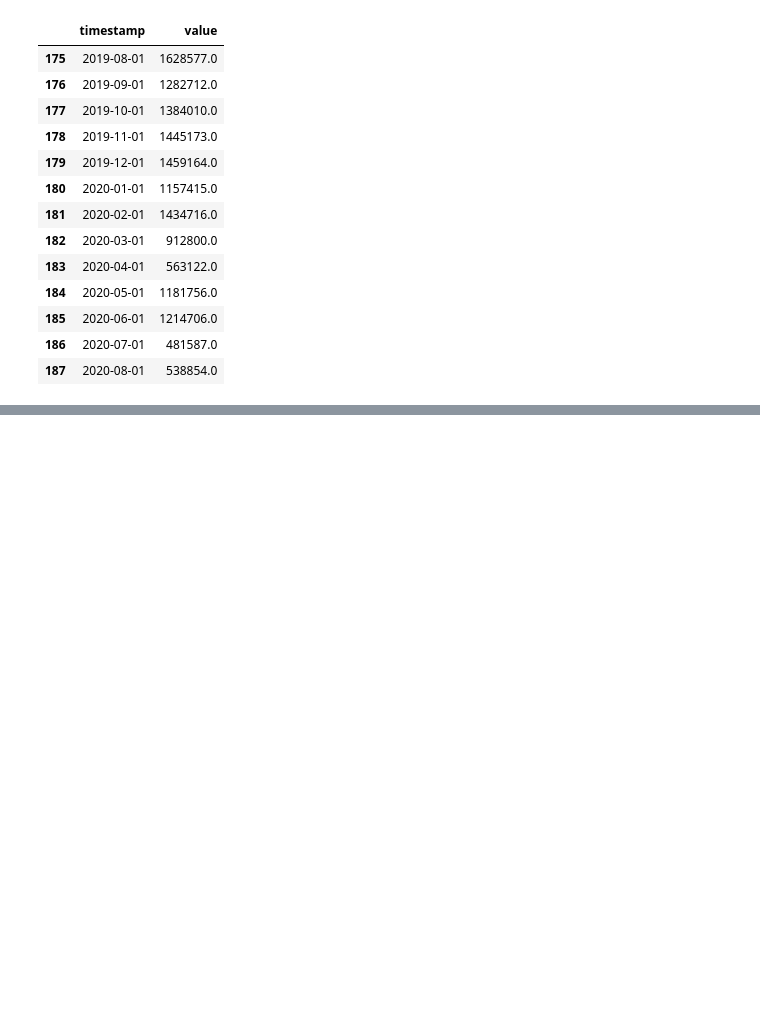
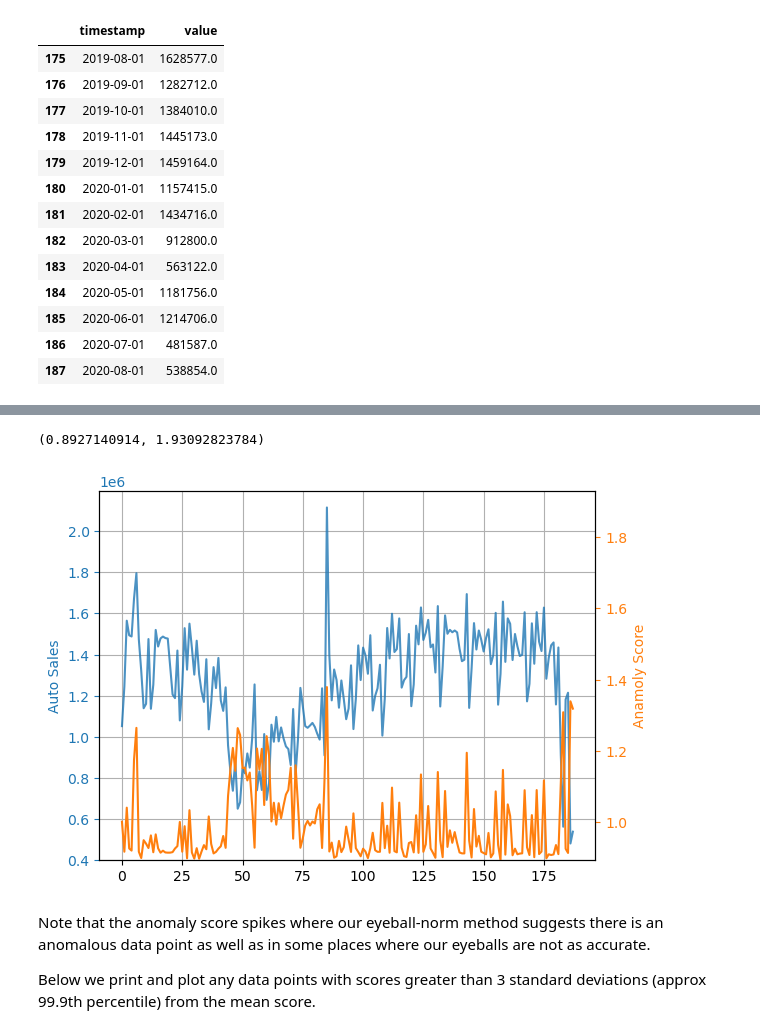
Before and after one commit to saravanankrishnarajan/SageMaker, a Jupyter notebook: RandomCutForest/random_cut_forest_auto_sales.ipynb, the cells around one changed output, grey strips where cells are left out. Saved outputs shown, nothing was run; the diff lists cells and outputs as text; code cells hidden in the pictures; blank space fills up the shorter version.

Commit message:
rcf find anomalies with shingled method

```diff
--- a/RandomCutForest/random_cut_forest_auto_sales.ipynb
+++ b/RandomCutForest/random_cut_forest_auto_sales.ipynb
@@ -134,0 +245,8 @@ df[175:]
+# %%
+# SDK 2.0 serializers
+
+from sagemaker.serializers import CSVSerializer
+from sagemaker.deserializers import JSONDeserializer
+
+rcf_inference.serializer = CSVSerializer()
+rcf_inference.deserializer = JSONDeserializer()
@@ -134,0 +259,3 @@ df[175:]
+# %%
+df_numpy = df.value.to_numpy().reshape(-1,1)
+print(df_numpy[:6])
@@ -134,0 +278,3 @@ df[175:]
+# %%
+results = rcf_inference.predict(df_numpy)
+scores = [datum['score'] for datum in results['scores']]
@@ -134,0 +297,4 @@ df[175:]
+# %%
+# add scores to taxi data frame
+df['score']= pd.Series(scores,index=df.index)
+df.head()
@@ -134,0 +308,30 @@ df[175:]
+# %%
+fig, ax1 = plt.subplots()
+ax2=ax1.twinx()
+
+# *Try this out* - change 'start' and 'end' to zoom in on the
+# anamol found earlier in this notebook
+
+start, end = 0, len(df)
+
+df_subset = df.loc[start:end]
+
+ax1.plot(df_subset['value'],color='C0', alpha=0.8)
+ax2.plot(df_subset['score'], color='C1')
+
+ax1.grid(which='major', axis='both')
+
+ax1.set_ylabel('Auto Sales', color="C0")
+ax2.set_ylabel('Anamoly Score', color='C1')
+
+ax1.tick_params('y', colors='C0')
+ax2.tick_params('y',colors='C1')
+
+ax2.set_ylim(min(scores),1.4*max(scores))
+# %% [output]
+(0.8927140914, 1.93092823784)
+[figure, added]
+# %% [markdown]
+Note that the anomaly score spikes where our eyeball-norm method suggests there is an anomalous data point as well as in some places where our eyeballs are not as accurate.
+
+Below we print and plot any data points with scores greater than 3 standard deviations (approx 99.9th percentile) from the mean score.
```
Also changed, not shown: parts of 58 cells of this notebook, 2 other files.
